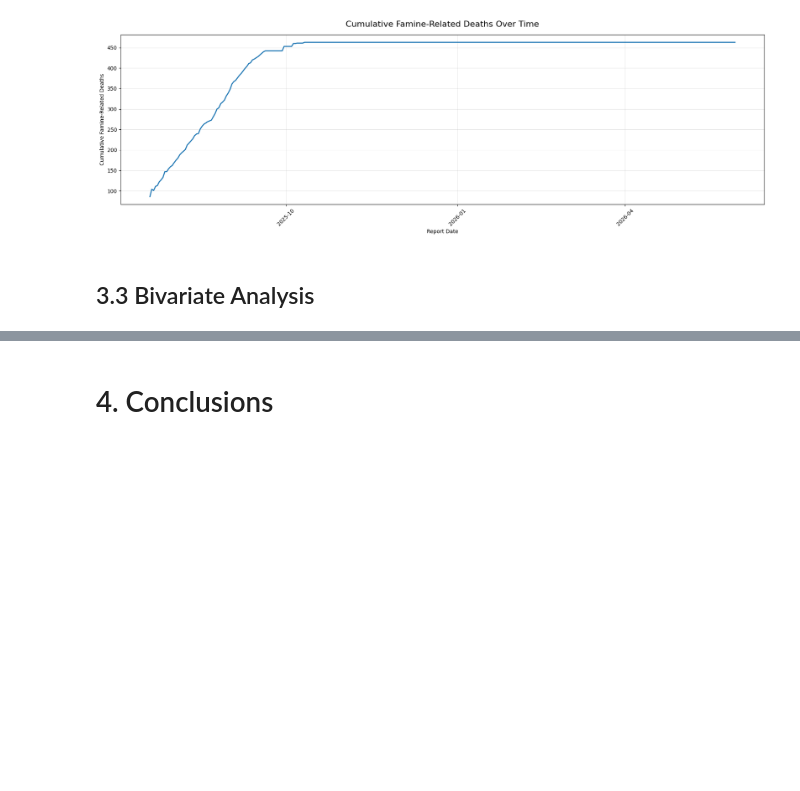
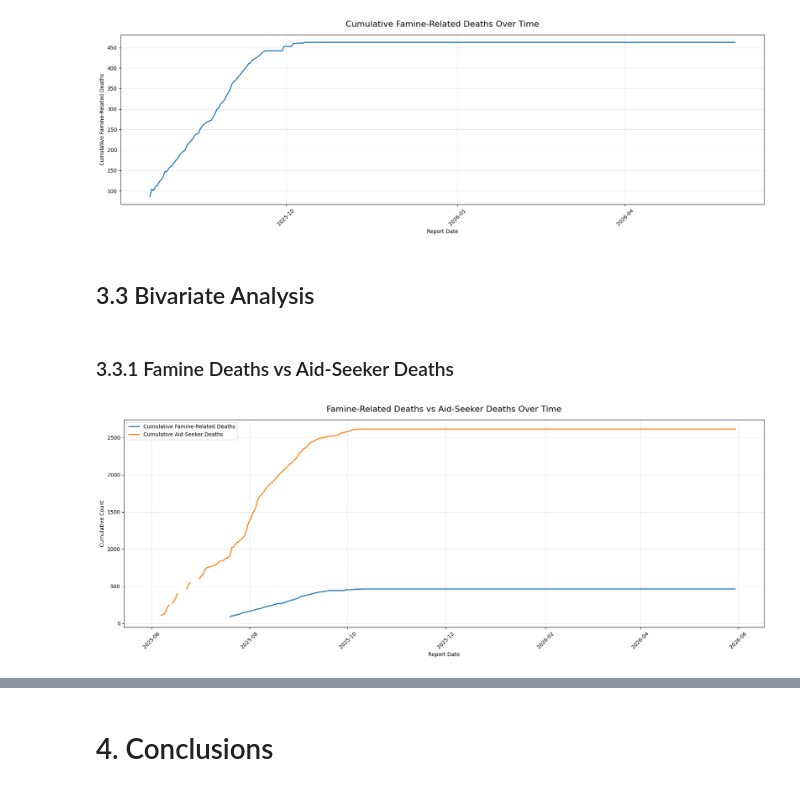
Before and after one commit to aya-alharazin/gaza-humanitarian-data-analysis, a Jupyter notebook: notebooked8b8b5735.ipynb, the cells around one changed output, grey strips where cells are left out. Cells and saved outputs as stored; diff of their text form; code cells hidden in the pictures; blank space fills up the shorter version.

```diff
--- a/notebooked8b8b5735.ipynb
+++ b/notebooked8b8b5735.ipynb
@@ -364,3 +364,45 @@ plt.show()
 [figure]
 # %% [markdown]
 ## 3.3 Bivariate Analysis
+# %% [markdown]
+### 3.3.1 Famine Deaths vs Aid-Seeker Deaths
+# %%
+plt.figure(figsize=(18, 7))
+
+plt.plot(
+    df.index,
+    df['famine_cum'],
+    linewidth=2,
+    label='Cumulative Famine-Related Deaths'
+)
+
+plt.plot(
+    df.index,
+    df['aid_seeker_killed_cum'],
+    linewidth=2,
+    label='Cumulative Aid-Seeker Deaths'
+)
+
+plt.title(
+    'Famine-Related Deaths vs Aid-Seeker Deaths Over Time',
+    fontsize=16,
+    pad=15
+)
+
+plt.xlabel('Report Date')
+plt.ylabel('Cumulative Count')
+
+plt.legend()
+
+plt.grid(alpha=0.3)
+
+ax = plt.gca()
+ax.xaxis.set_major_locator(mdates.MonthLocator(interval=2))
+ax.xaxis.set_major_formatter(mdates.DateFormatter('%Y-%m'))
+
+plt.xticks(rotation=45)
+
+plt.tight_layout()
+plt.show()
+# %% [output]
+[figure, added]
```
Also changed, not shown: parts of 2 cells of this notebook.
